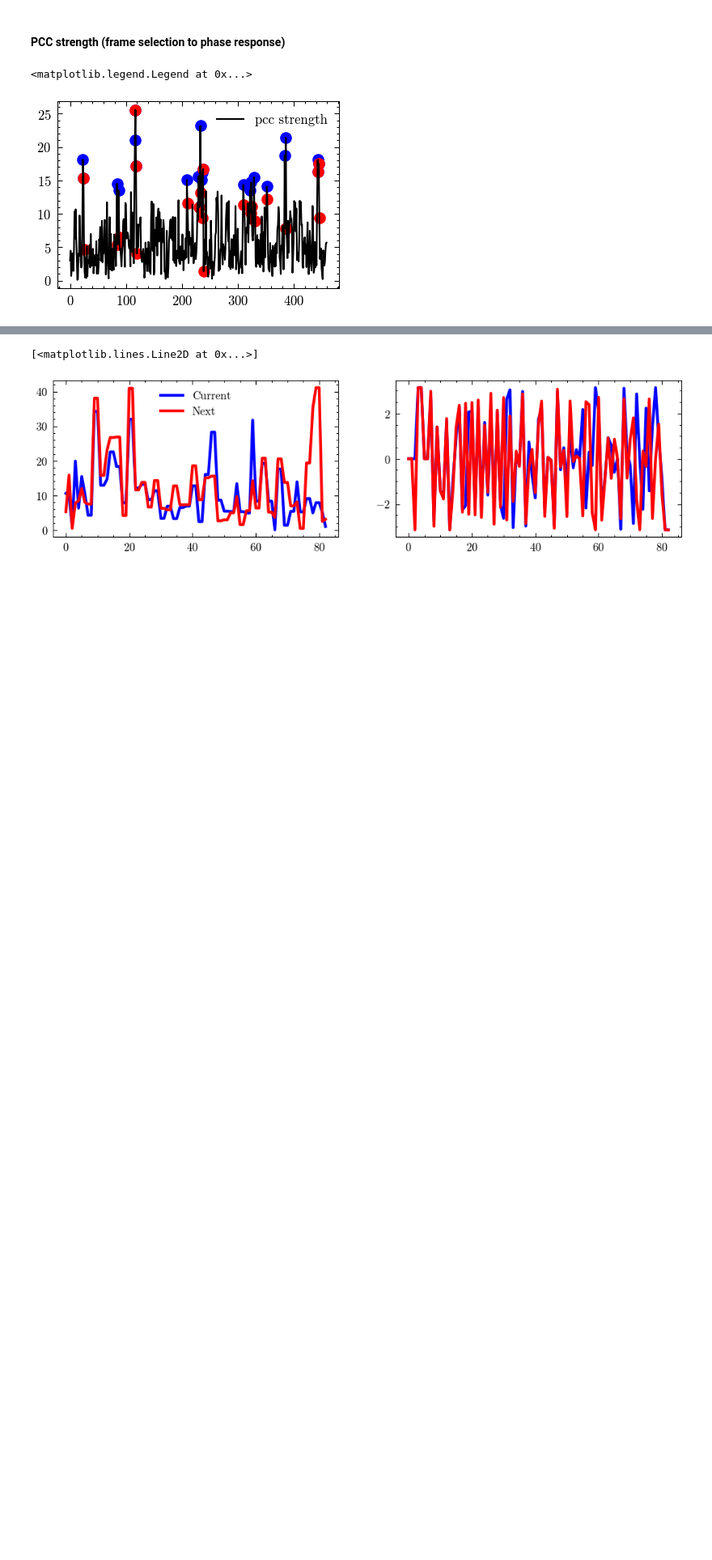
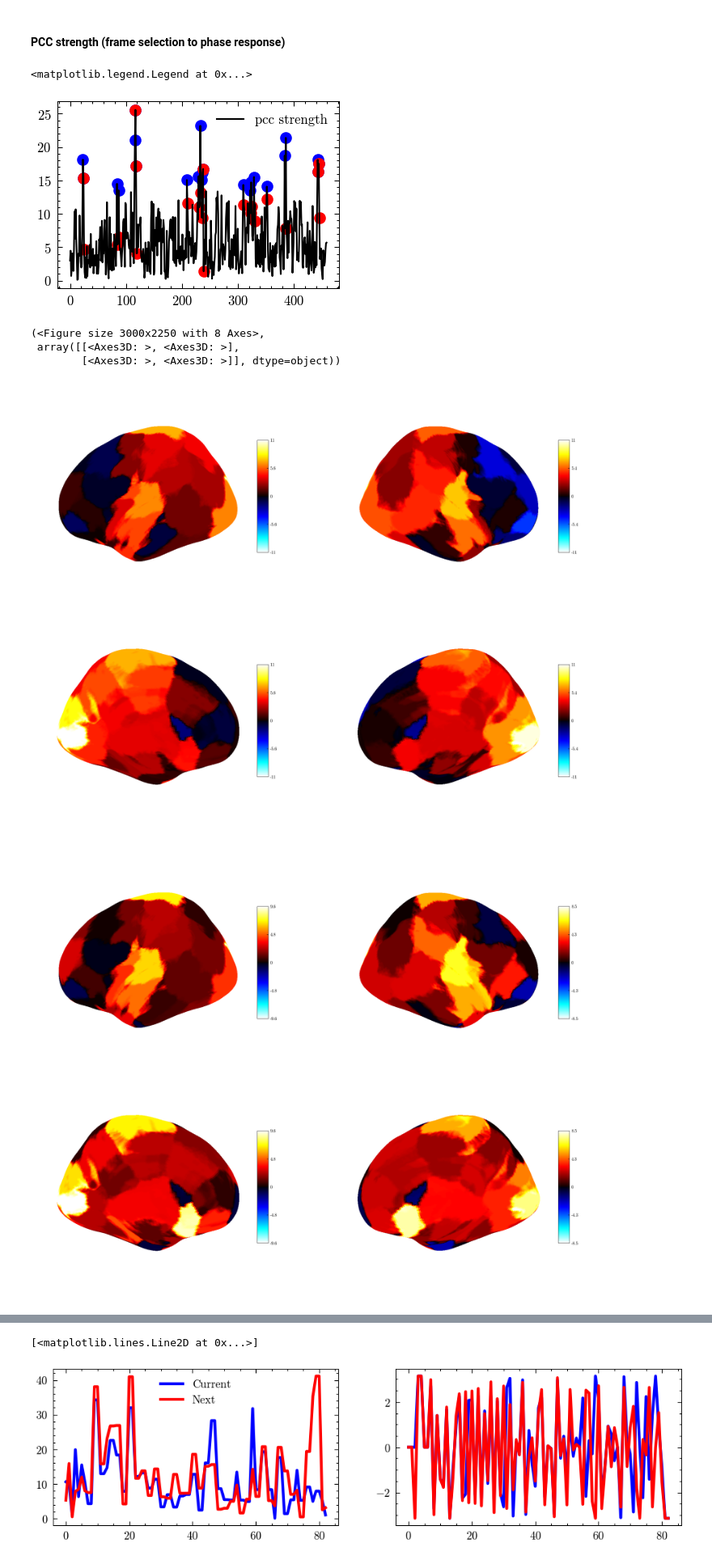
Before and after one commit to miki998/brain-graph_phase-analysis, a Jupyter notebook: notebooks/graph_phase_response.ipynb, the cells around one changed output, grey strips where cells are left out. Shown at 81% size. Cells and saved outputs as stored; diff of their text form; code cells hidden in the pictures; blank space fills up the shorter version.

```diff
--- a/notebooks/graph_phase_response.ipynb
+++ b/notebooks/graph_phase_response.ipynb
@@ -157,3 +157,12 @@ plt.legend()
 # %% [output]
 <matplotlib.legend.Legend at 0x...>
 [figure]
+# %%
+plot_surf.plot_node_signal_on_surf(avg_signal, roi_atlas, region_labels)
+plot_surf.plot_node_signal_on_surf(avg_signal_next, roi_atlas, region_labels)
+# %% [output]
+(<Figure size 3000x2250 with 8 Axes>,
+ array([[<Axes3D: >, <Axes3D: >],
+        [<Axes3D: >, <Axes3D: >]], dtype=object))
+[figure, added]
+[figure, added]
```
Also changed, not shown: parts of 1 cell of this notebook, 15 other files.
